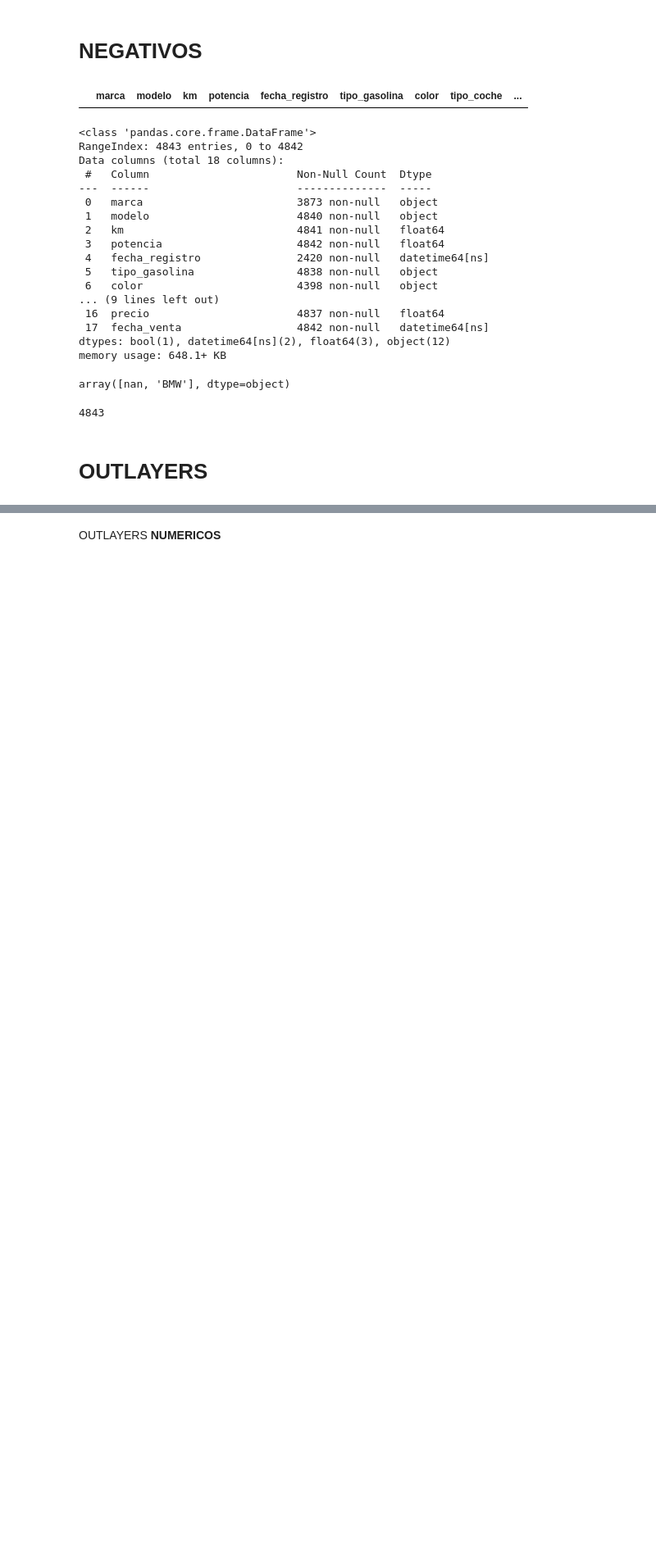
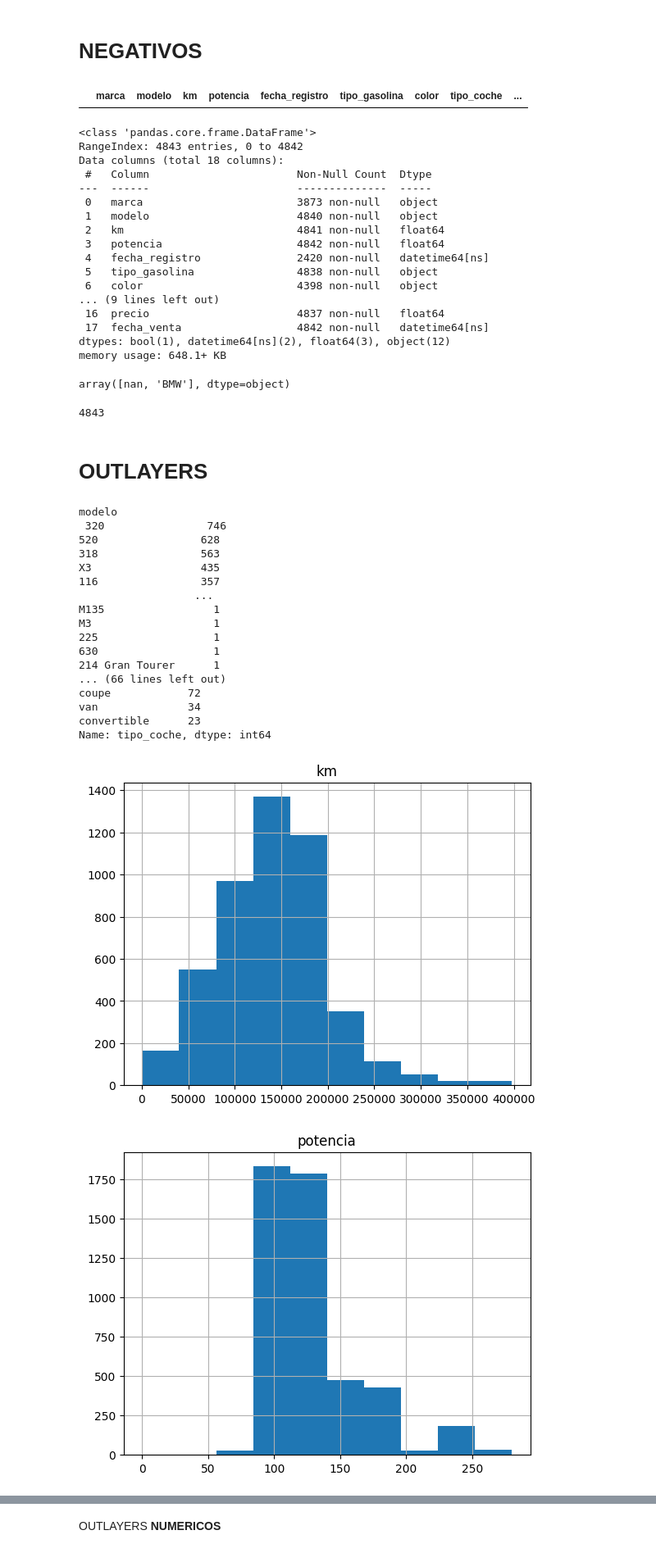
Before and after one commit to rulogar1234/nuclio-1, a Jupyter notebook: 1er_Entregable.ipynb, the cells around one changed output, grey strips where cells are left out. Shown: that part at 82% size. Drawn from its saved outputs; the diff is of its cells as text; code cells hidden in the pictures; blank space fills up the shorter version.

```diff
--- a/1er_Entregable.ipynb
+++ b/1er_Entregable.ipynb
@@ -83,3 +83,29 @@ len(df_bmw1)
 4843
 # %% [markdown]
 # **OUTLAYERS**
+# %%
+ for i in df_bmw1:
+  if (df_bmw1[i].dtype.kind=="f") or (df_bmw1[i].dtype.kind=="i"):
+    print(df_bmw1.hist(i))
+  elif df_bmw1[i].dtype.kind == "O":
+    print(i,'\n', df_bmw1[i].value_counts(), '\n')
+# %% [output]
+modelo
+ 320                746
+520                628
+318                563
+X3                 435
+116                357
+                  ...
+M135                 1
+M3                   1
+225                  1
+630                  1
+214 Gran Tourer      1
+... (66 lines left out)
+coupe            72
+van              34
+convertible      23
+Name: tipo_coche, dtype: int64
+[figure, added]
+[figure, added]
```
Also changed, not shown: parts of 53 cells of this notebook.
